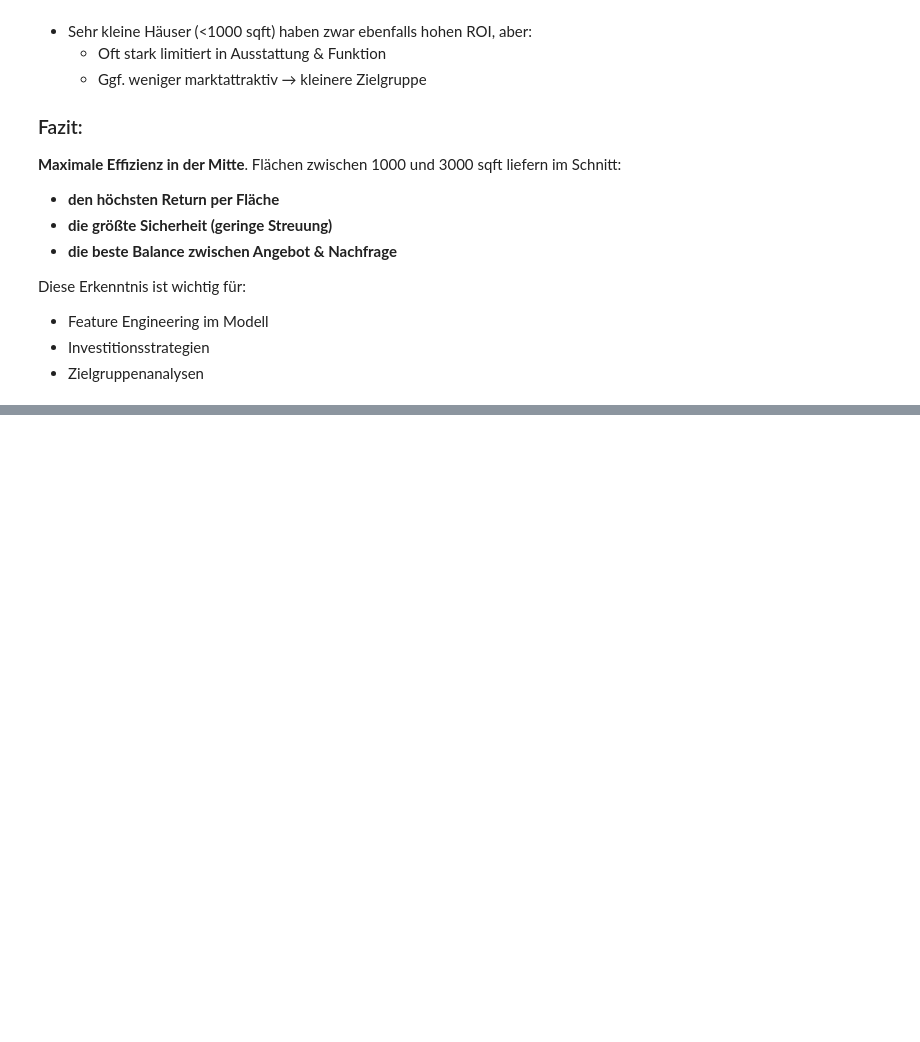
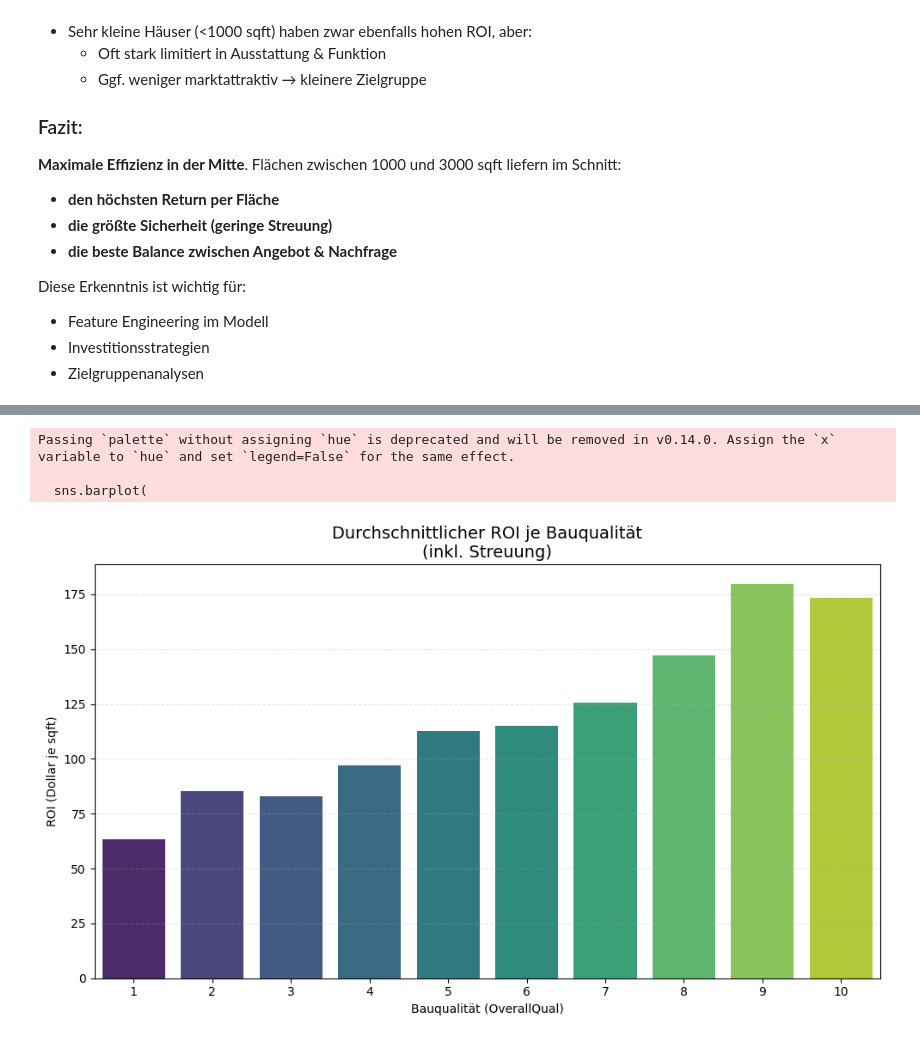
Before and after one commit to maxtesmer/ames-housing-analysis, a Jupyter notebook: datapractise_ames-housing-analysis/notebooks/aha_01.ipynb, the cells around one changed output, grey strips where cells are left out. Drawn from its saved outputs; the diff is of its cells as text; code cells hidden in the pictures; blank space fills up the shorter version.

```diff
--- a/datapractise_ames-housing-analysis/notebooks/aha_01.ipynb
+++ b/datapractise_ames-housing-analysis/notebooks/aha_01.ipynb
@@ -272,0 +364,19 @@ Um die ökonomisch effizientesten Haustypen zu identifizieren, analysiere ich nu
+# %%
+plt.figure(figsize=(10, 6))
+sns.barplot(
+    x=df_roi_qual.index,
+    y="ROI Dollar je sqft",
+    data=df_roi_qual,
+    palette="viridis"
+)
+plt.title("Durchschnittlicher ROI je Bauqualität\n(inkl. Streuung)", fontsize=14)
+plt.xlabel("Bauqualität (OverallQual)")
+plt.ylabel("ROI (Dollar je sqft)")
+plt.grid(axis="y", linestyle="--", alpha=0.3)
+plt.tight_layout()
+plt.show()
+# %% [output]
+Passing `palette` without assigning `hue` is deprecated and will be removed in v0.14.0. Assign the `x` variable to `hue` and set `legend=False` for the same effect.
+
+  sns.barplot(
+[figure, added]
```
Also changed, not shown: parts of 9 cells of this notebook, 1 other file.
